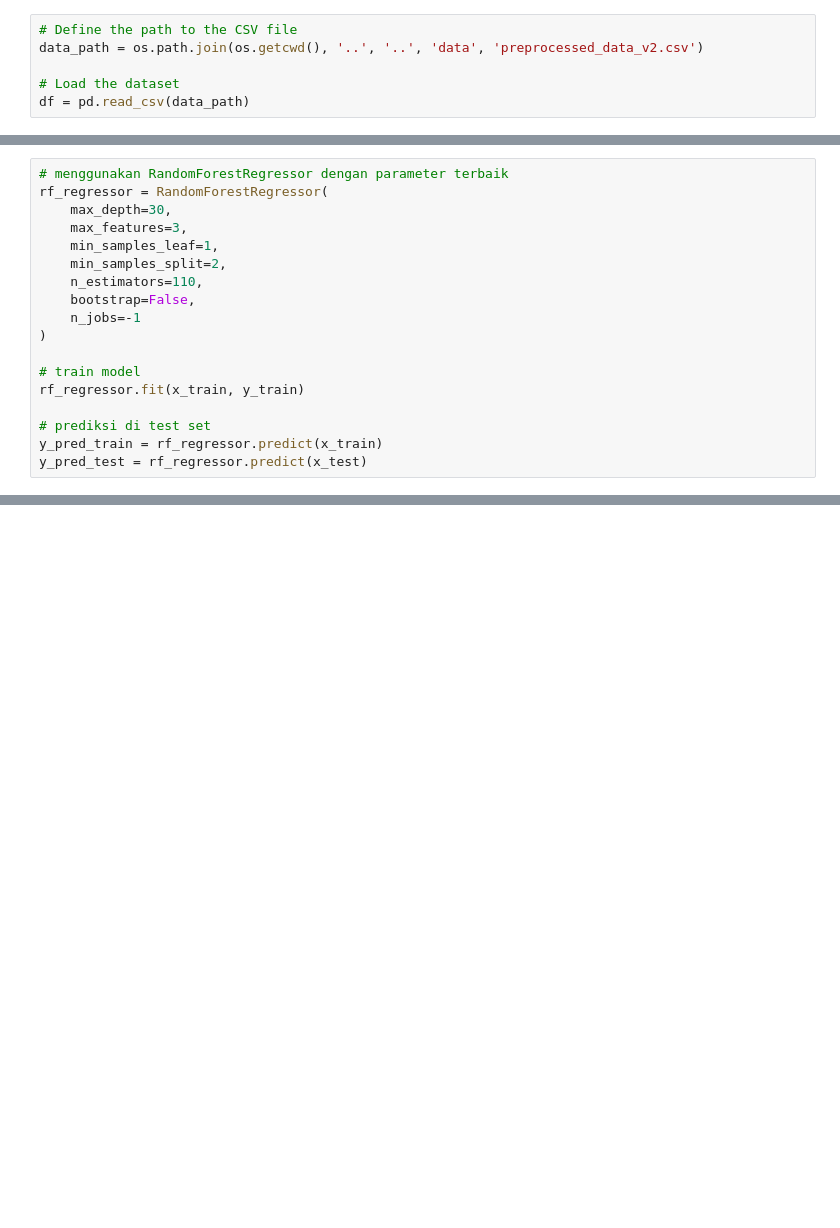
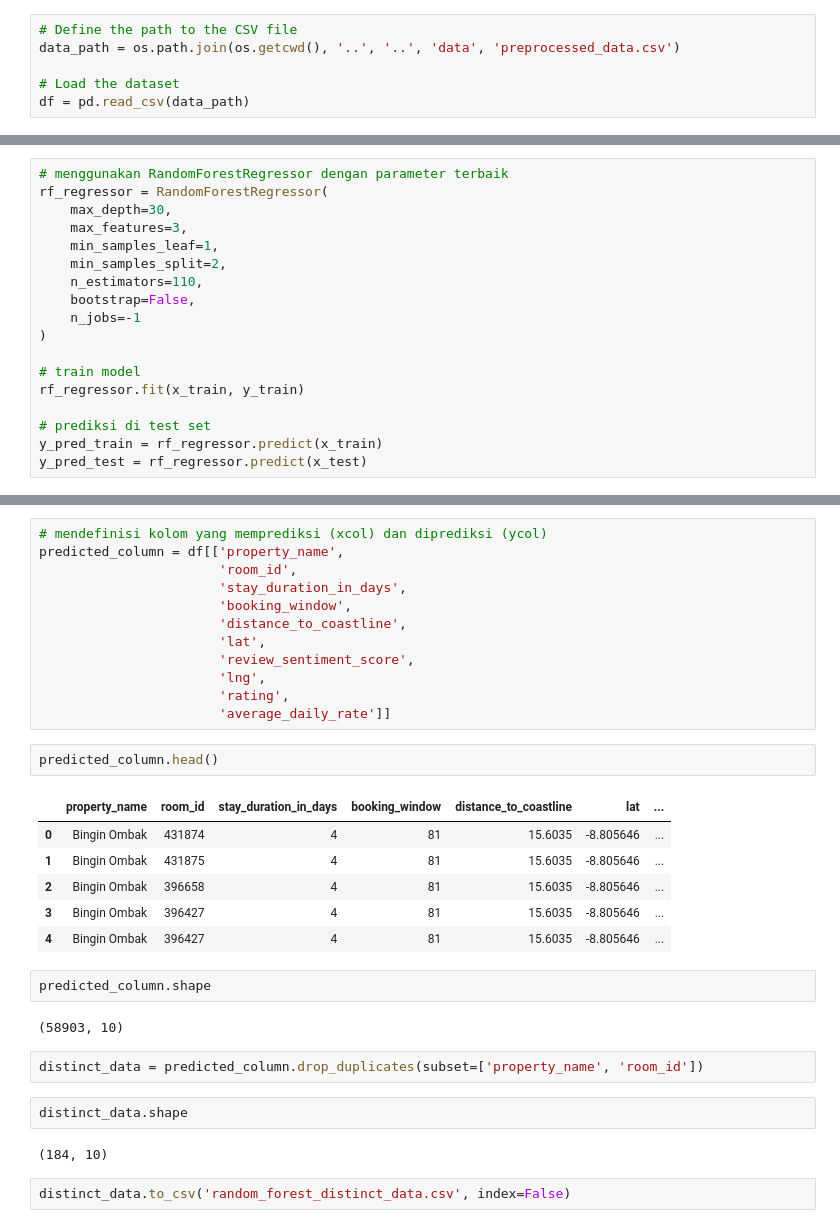
Before and after one commit to naufalsutrisna/Room-Pricing-Bukit-Vista, a Jupyter notebook: machine learning/randomforest_model.ipynb, the cells around one changed output, grey strips where cells are left out. Drawn from its saved outputs; the diff is of its cells as text; blank space fills up the shorter version.

```diff
--- a/machine learning/randomforest_model.ipynb
+++ b/machine learning/randomforest_model.ipynb
@@ -13,7 +13,7 @@ from sklearn.metrics import mean_absolute_error
 ### Load Data
 # %%
 # Define the path to the CSV file
-data_path = os.path.join(os.getcwd(), '..', '..', 'data', 'preprocessed_data_v2.csv')
+data_path = os.path.join(os.getcwd(), '..', '..', 'data', 'preprocessed_data.csv')
 
 # Load the dataset
 df = pd.read_csv(data_path)
@@ -304,0 +339,33 @@ Test MAE: 14735.429106361044
+# %%
+# mendefinisi kolom yang memprediksi (xcol) dan diprediksi (ycol)
+predicted_column = df[['property_name',
+                       'room_id',
+                       'stay_duration_in_days',
+                       'booking_window',
+                       'distance_to_coastline',
+                       'lat',
+                       'review_sentiment_score',
+                       'lng',
+                       'rating',
+                       'average_daily_rate']]
+# %%
+predicted_column.head()
+# %% [output]
+|  | property_name | room_id | stay_duration_in_days | booking_window | distance_to_coastline | lat | ... |
+| 0 | Bingin Ombak | 431874 | 4 | 81 | 15.6035 | -8.805646 | ... |
+| 1 | Bingin Ombak | 431875 | 4 | 81 | 15.6035 | -8.805646 | ... |
+| 2 | Bingin Ombak | 396658 | 4 | 81 | 15.6035 | -8.805646 | ... |
+| 3 | Bingin Ombak | 396427 | 4 | 81 | 15.6035 | -8.805646 | ... |
+| 4 | Bingin Ombak | 396427 | 4 | 81 | 15.6035 | -8.805646 | ... |
+# %%
+predicted_column.shape
+# %% [output]
+(58903, 10)
+# %%
+distinct_data = predicted_column.drop_duplicates(subset=['property_name', 'room_id'])
+# %%
+distinct_data.shape
+# %% [output]
+(184, 10)
+# %%
+distinct_data.to_csv('random_forest_distinct_data.csv', index=False)
```
Also changed, not shown: parts of 5 cells of this notebook.
